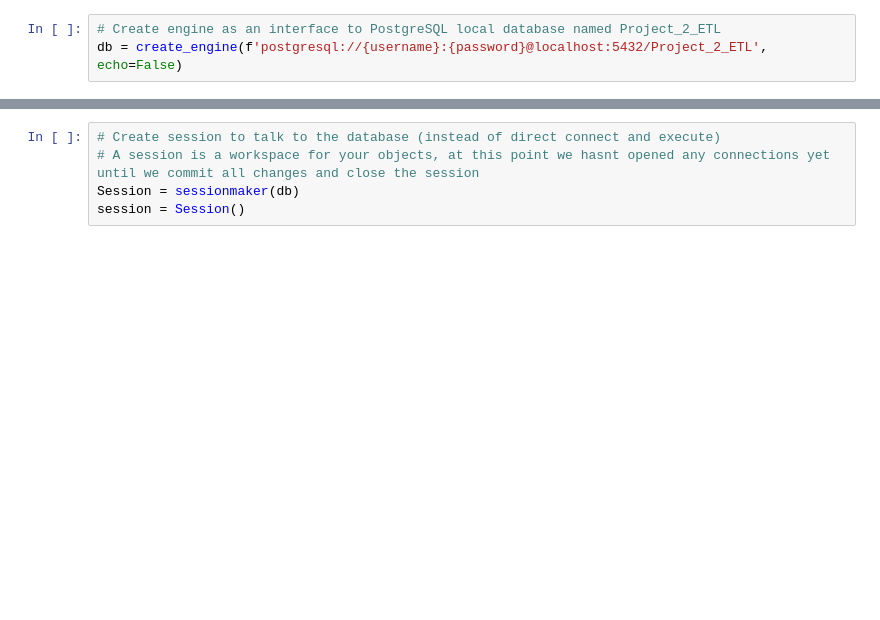
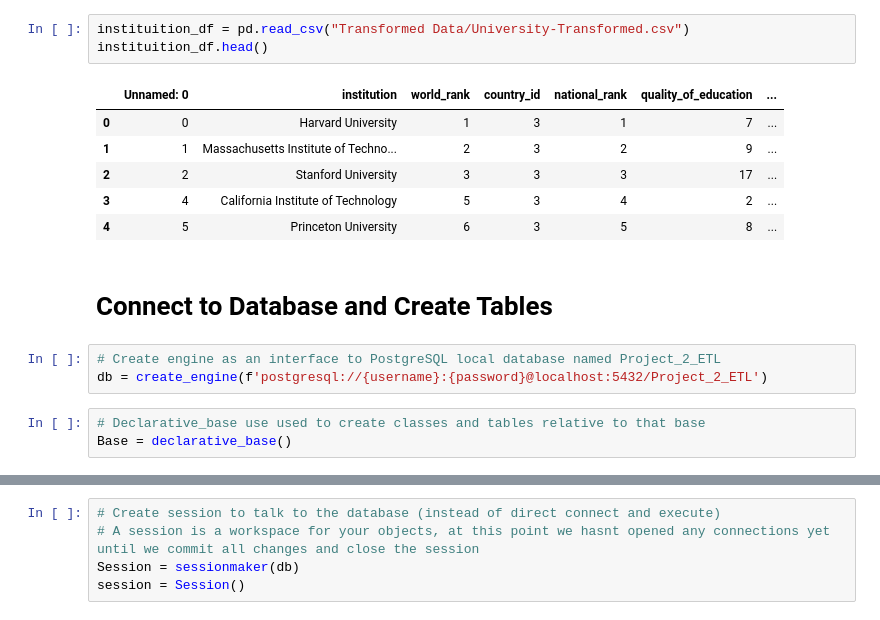
Before and after one commit to angmay/DataJobMarket, a Jupyter notebook: Load.ipynb, the cells around one changed output, grey strips where cells are left out. Cells and saved outputs as stored; diff of their text form; blank space fills up the shorter version.

```diff
--- a/Load.ipynb
+++ b/Load.ipynb
@@ -19,3 +77,18 @@ with open(csv_filepath, 'r') as file:
+# %%
+instituition_df = pd.read_csv("Transformed Data/University-Transformed.csv")
+instituition_df.head()
+# %% [output]
+|  | Unnamed: 0 | institution | world_rank | country_id | national_rank | quality_of_education | ... |
+| 0 | 0 | Harvard University | 1 | 3 | 1 | 7 | ... |
+| 1 | 1 | Massachusetts Institute of Techno... | 2 | 3 | 2 | 9 | ... |
+| 2 | 2 | Stanford University | 3 | 3 | 3 | 17 | ... |
+| 3 | 4 | California Institute of Technology | 5 | 3 | 4 | 2 | ... |
+| 4 | 5 | Princeton University | 6 | 3 | 5 | 8 | ... |
+# %% [markdown]
+# Connect to Database and Create Tables
 # %%
 # Create engine as an interface to PostgreSQL local database named Project_2_ETL
-db = create_engine(f'postgresql://{username}:{password}@localhost:5432/Project_2_ETL', echo=False)
+db = create_engine(f'postgresql://{username}:{password}@localhost:5432/Project_2_ETL')
+# %%
+# Declarative_base use used to create classes and tables relative to that base
+Base = declarative_base()
```
Also changed, not shown: parts of 26 cells of this notebook.
